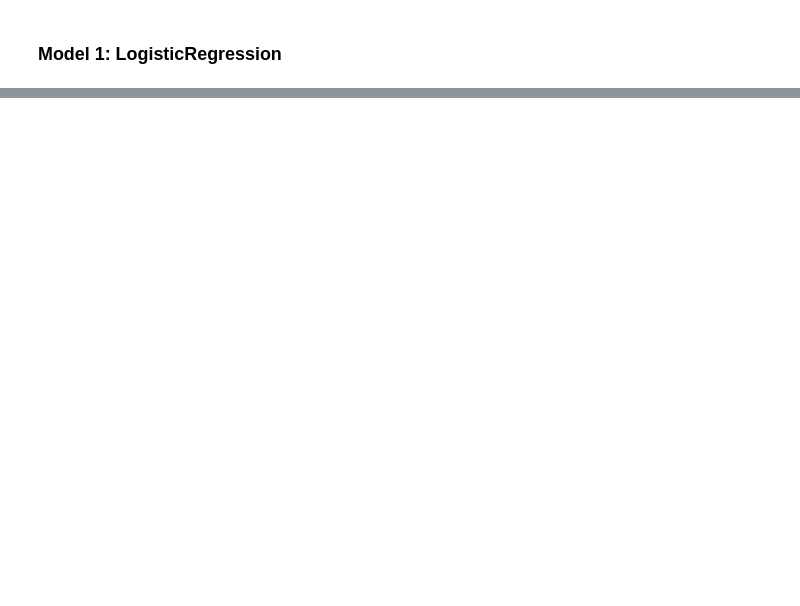
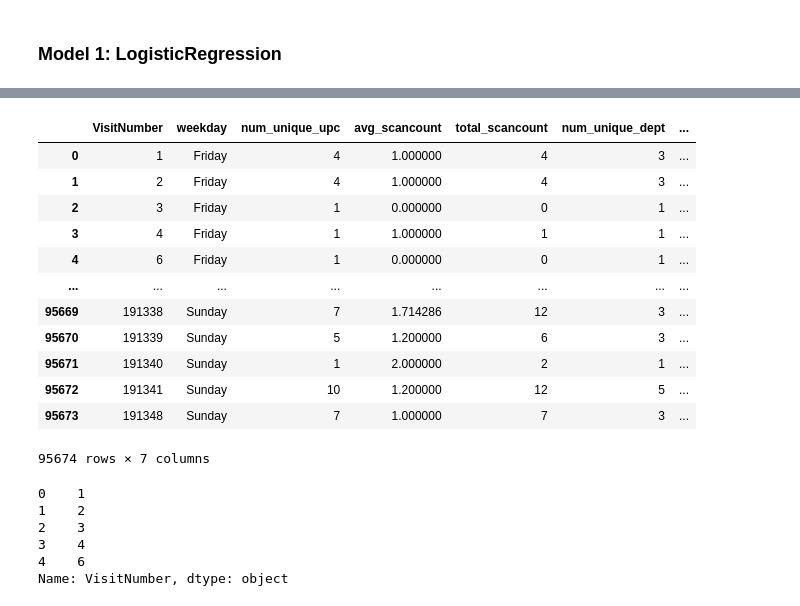
Before and after one commit to annahanslc/walmart-trip-type, a Jupyter notebook: modeling/0_baseline.ipynb, the cells around one changed output, grey strips where cells are left out. Cells and saved outputs as stored; diff of their text form; code cells hidden in the pictures; blank space fills up the shorter version.

```diff
--- a/modeling/0_baseline.ipynb
+++ b/modeling/0_baseline.ipynb
@@ -212,0 +174,4 @@ test_loss
+# %%
+# Import data
+kaggle_test = pd.read_csv('../data-ignore/test.csv', dtype={'Upc': str})
+kaggle_test.head()
@@ -212,0 +185,37 @@ test_loss
+# %%
+# Group by VisitNumber to get features and target (triptype)
+kg = kaggle_test.groupby('VisitNumber').agg(
+  weekday=('Weekday','first'),
+  num_unique_upc=('Upc','nunique'),
+  avg_scancount=('ScanCount','mean'),
+  total_scancount=('ScanCount','sum'),
+  num_unique_dept=('DepartmentDescription','nunique'),
+  num_unique_fileline=('FinelineNumber','nunique')
+  )
+kg.reset_index(inplace=True)
+kg
+# %% [output]
+|  | VisitNumber | weekday | num_unique_upc | avg_scancount | total_scancount | num_unique_dept | ... |
+| 0 | 1 | Friday | 4 | 1.000000 | 4 | 3 | ... |
+| 1 | 2 | Friday | 4 | 1.000000 | 4 | 3 | ... |
+| 2 | 3 | Friday | 1 | 0.000000 | 0 | 1 | ... |
+| 3 | 4 | Friday | 1 | 1.000000 | 1 | 1 | ... |
+| 4 | 6 | Friday | 1 | 0.000000 | 0 | 1 | ... |
+| ... | ... | ... | ... | ... | ... | ... | ... |
+| 95669 | 191338 | Sunday | 7 | 1.714286 | 12 | 3 | ... |
+| 95670 | 191339 | Sunday | 5 | 1.200000 | 6 | 3 | ... |
+| 95671 | 191340 | Sunday | 1 | 2.000000 | 2 | 1 | ... |
+| 95672 | 191341 | Sunday | 10 | 1.200000 | 12 | 5 | ... |
+| 95673 | 191348 | Sunday | 7 | 1.000000 | 7 | 3 | ... |
+95674 rows × 7 columns
+# %%
+# Save the VisitNumber
+kg_index = kg['VisitNumber'].astype(str)
+kg_index.head()
+# %% [output]
+0    1
+1    2
+2    3
+3    4
+4    6
+Name: VisitNumber, dtype: object
```
Also changed, not shown: parts of 24 cells of this notebook, 15 other files.
